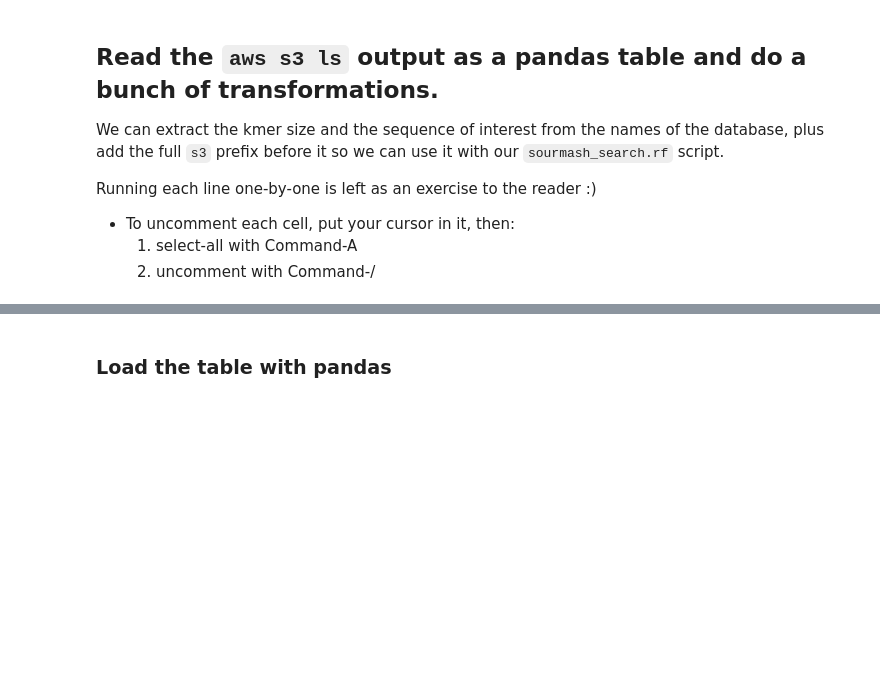
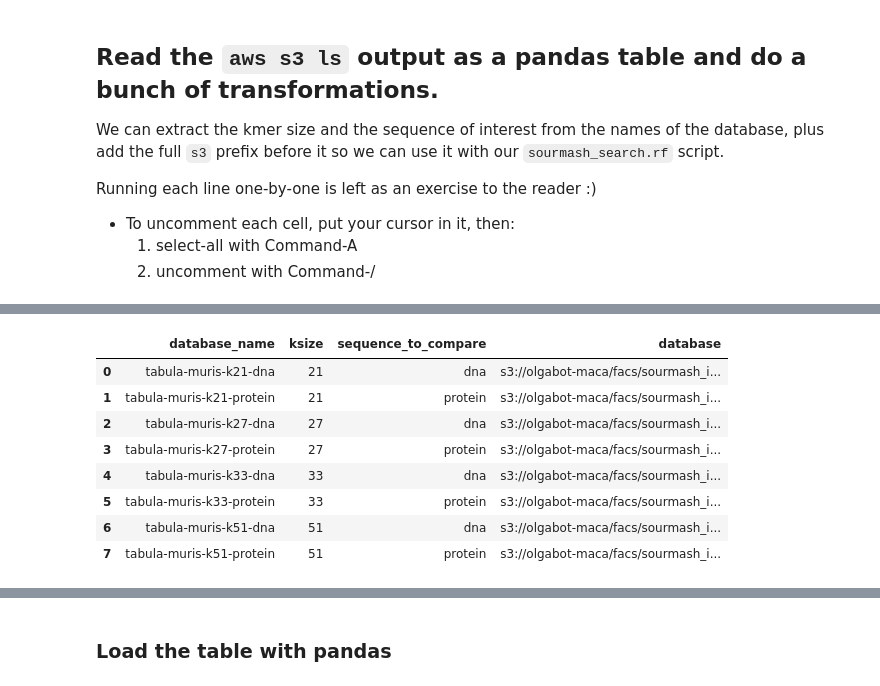
Before and after one commit to carly-cheung/cupcakes, a Jupyter notebook: 2018/olgas_bioinformagician_tricks/001_how_to_be_a_bioinformagician_part01.ipynb, the cells around one changed output, grey strips where cells are left out. Saved outputs shown, nothing was run; the diff lists cells and outputs as text; code cells hidden in the pictures; blank space fills up the shorter version.

```diff
--- a/2018/olgas_bioinformagician_tricks/001_how_to_be_a_bioinformagician_part01.ipynb
+++ b/2018/olgas_bioinformagician_tricks/001_how_to_be_a_bioinformagician_part01.ipynb
@@ -269,3 +278,3 @@ Running each line one-by-one is left as an exercise to the reader :)
 # %%
-# databases['database_name'] = databases['database_name'].str.strip('/')
-# databases
+databases['database_name'] = databases['database_name'].str.strip('/')
+databases
@@ -272,3 +291,3 @@ Running each line one-by-one is left as an exercise to the reader :)
 # %%
-# databases = databases.drop('is_prefix', axis=1)
-# databases
+databases = databases.drop('is_prefix', axis=1)
+databases
@@ -275,3 +304,3 @@ Running each line one-by-one is left as an exercise to the reader :)
 # %%
-# databases['ksize'] = databases['database_name'].str.extract('k(\d+)').astype(int)
-# databases
+databases['ksize'] = databases['database_name'].str.extract('k(\d+)').astype(int)
+databases
@@ -278,3 +317,3 @@ Running each line one-by-one is left as an exercise to the reader :)
 # %%
-# databases['sequence_to_compare'] = databases['database_name'].map(lambda x: x.split('-')[-1])
-# databases
+databases['sequence_to_compare'] = databases['database_name'].map(lambda x: x.split('-')[-1])
+databases
@@ -281,4 +330,14 @@ Running each line one-by-one is left as an exercise to the reader :)
 # %%
-# databases['database'] = databases['database_name'].map(lambda x: f"{prefix}/{x}/{x}/")
-# databases
+databases['database'] = databases['database_name'].map(lambda x: f"{prefix}/{x}/{x}/")
+databases
+# %% [output]
+|  | database_name | ksize | sequence_to_compare | database |
+| 0 | tabula-muris-k21-dna | 21 | dna | s3://olgabot-maca/facs/sourmash_i... |
+| 1 | tabula-muris-k21-protein | 21 | protein | s3://olgabot-maca/facs/sourmash_i... |
+| 2 | tabula-muris-k27-dna | 27 | dna | s3://olgabot-maca/facs/sourmash_i... |
+| 3 | tabula-muris-k27-protein | 27 | protein | s3://olgabot-maca/facs/sourmash_i... |
+| 4 | tabula-muris-k33-dna | 33 | dna | s3://olgabot-maca/facs/sourmash_i... |
+| 5 | tabula-muris-k33-protein | 33 | protein | s3://olgabot-maca/facs/sourmash_i... |
+| 6 | tabula-muris-k51-dna | 51 | dna | s3://olgabot-maca/facs/sourmash_i... |
+| 7 | tabula-muris-k51-protein | 51 | protein | s3://olgabot-maca/facs/sourmash_i... |
 # %%
```
Also changed, not shown: parts of 17 cells of this notebook, 2 other files.
